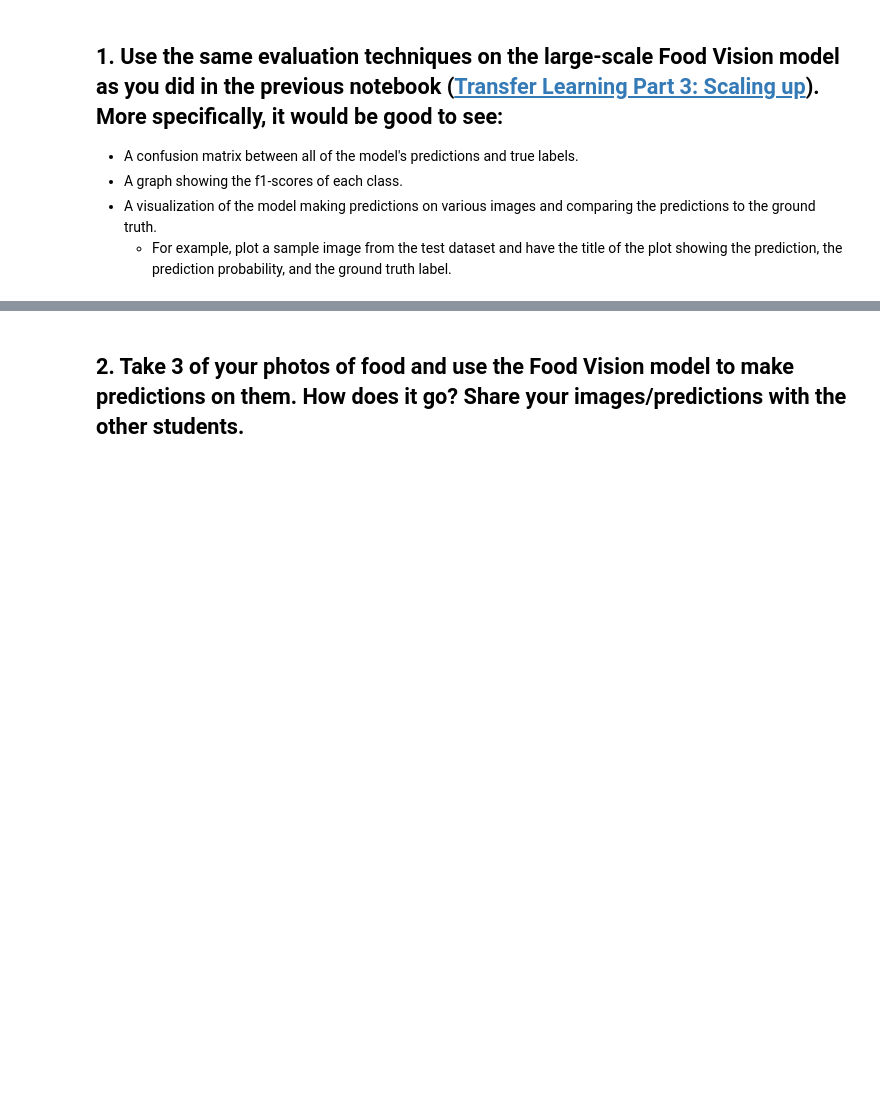
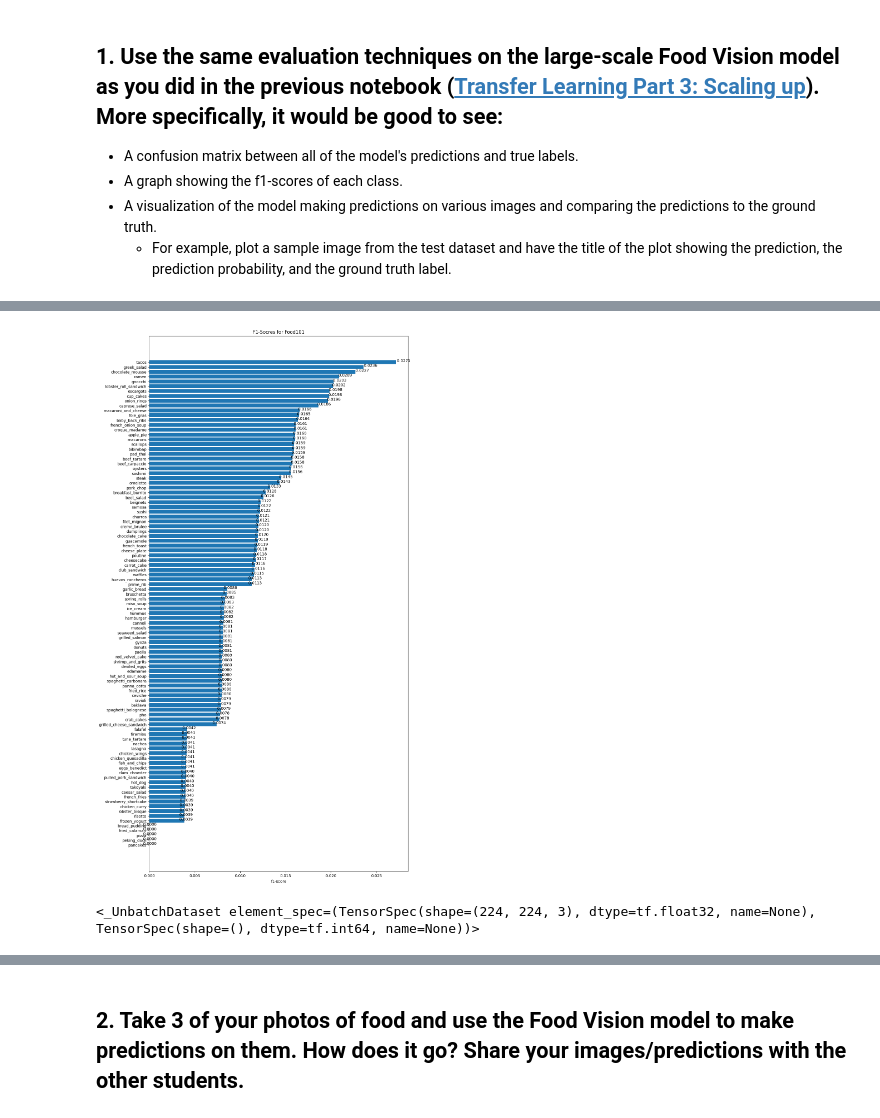
Before and after one commit to yhs2773/TensorFlow-for-Deep-Learning, a Jupyter notebook: Notebooks/07. Milestone Project 1 - 🍔👁 Food Vision Big™ (Exercise).ipynb, the cells around one changed output, grey strips where cells are left out. Drawn from its saved outputs; the diff is of its cells as text; code cells hidden in the pictures; blank space fills up the shorter version.

```diff
--- a/Notebooks/07. Milestone Project 1 - 🍔👁 Food Vision Big™ (Exercise).ipynb
+++ b/Notebooks/07. Milestone Project 1 - 🍔👁 Food Vision Big™ (Exercise).ipynb
@@ -11,0 +138,4 @@
+# %%
+# Get labels and predictions
+y_pred = model.predict(test_data_prep).argmax(axis = 1)
+y_true = [y.numpy() for x, y in test_data_prep.unbatch()]
@@ -11,0 +239,6 @@
+# %%
+# F1-scores of each class
+from sklearn.metrics import classification_report
+
+report_dict = classification_report(y_true, y_pred, output_dict = True)
+report_dict
@@ -11,0 +263,11 @@
+# %%
+# Create an empty dictionary
+f1_scores = {}
+
+# For-loop to retrieve f1-scores
+for k, v in report_dict.items():
+    if k == 'accuracy':
+        break
+    else:
+        f1_scores[class_names[int(k)]] = v["f1-score"]
+f1_scores
@@ -11,0 +292,5 @@
+# %%
+# Dict to data frame
+df_f1_scores = pd.DataFrame({"class_name": f1_scores.keys(),
+                             "f1-score": f1_scores.values()}).sort_values("f1-score", ascending=False)
+df_f1_scores
@@ -11,0 +311,26 @@
+# %%
+# Plot f1-scores
+fig, ax = plt.subplots(figsize=(12, 25))
+scores = ax.barh(range(len(df_f1_scores)), df_f1_scores['f1-score'].values)
+ax.set_yticks(range(len(df_f1_scores)))
+ax.set_yticklabels(df_f1_scores['class_name'])
+ax.set_xlabel('f1-score')
+ax.set_title("F1-Socres for Food101")
+ax.invert_yaxis();
+
+def autolabel(rects):
+    for rect in rects:
+        width = rect.get_width()
+        ax.text(1.03 * width, rect.get_y() + rect.get_height() / 1.5,
+                f"{width: .4f}",
+                ha='center', va='bottom')
+
+autolabel(scores)
+# %% [output]
+[figure, added]
+# %%
+# Get random samples from the test data
+random_data = tf.data.Dataset.sample_from_datasets([test_data_prep.unbatch()])
+random_data
+# %% [output]
+<_UnbatchDataset element_spec=(TensorSpec(shape=(224, 224, 3), dtype=tf.float32, name=None), TensorSpec(shape=(), dtype=tf.int64, name=None))>
```
Also changed, not shown: parts of 29 cells of this notebook.
